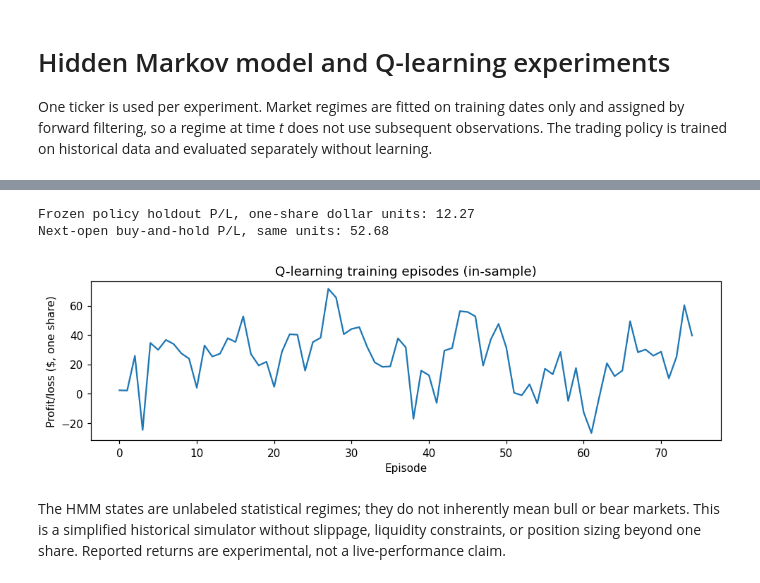
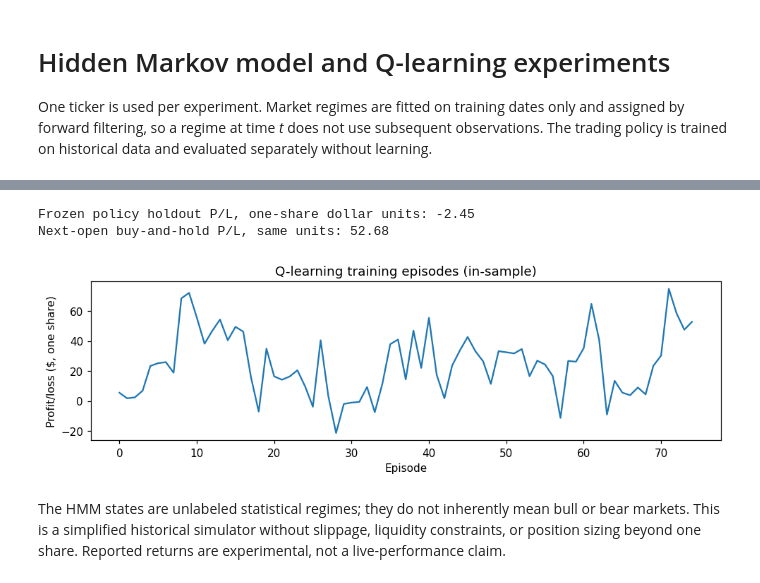
Before and after one commit to ryanrowe2/StockTradingAI-Project, a Jupyter notebook: notebooks/HMM_and_RL_Experiments.ipynb, the cells around one changed output, grey strips where cells are left out. Cells and saved outputs as stored; diff of their text form; code cells hidden in the pictures.

Commit message:
Unify market sessions and correct next-session experiments

```diff
--- a/notebooks/HMM_and_RL_Experiments.ipynb
+++ b/notebooks/HMM_and_RL_Experiments.ipynb
@@ -55,35 +59,38 @@ Test-regime counts: {np.int64(2): 306, np.int64(1): 150, np.int64(0): 143}
 # %%
 state_features = ('Return', 'RSI_14')
 binner = QuantileBinner(3).fit(train_regimes, state_features)
 state_columns = ('Return_binned', 'RSI_14_binned', 'Market_Regime')
 
 def rl_frame(data):
     frame = data.copy()
     bins = binner.transform(frame, state_features)
     for column in state_features:
         frame[f'{column}_binned'] = bins[column].to_numpy()
     return frame
 
 training = rl_frame(train_regimes)
 testing = rl_frame(test_regimes)
 agent = QLearningAgent(alpha=0.1, gamma=0.95, epsilon=0.1, seed=42)
-train_env = SimpleTradingEnv(training, transaction_cost=0.001, state_columns=state_columns)
-rewards = [agent.simulate_episode(train_env) for _ in range(75)]
+# An omitted feature day is not the next market session: restart the
+# trading episode instead of executing weeks later as a one-day step.
+training_segments = [group for _, group in training.groupby(training['Session_Number'].diff().ne(1).cumsum()) if len(group) >= 2]
+train_envs = [SimpleTradingEnv(group, transaction_cost=0.001, state_columns=state_columns) for group in training_segments]
+rewards = [sum(agent.simulate_episode(env) for env in train_envs) for _ in range(75)]
 
 test_env = SimpleTradingEnv(testing, transaction_cost=0.001, state_columns=state_columns)
 held_out_reward = agent.simulate_episode(test_env, train=False)
 entry_price = float(testing['Open'].iloc[1])
 buy_and_hold = float(testing['Close'].iloc[-1] - entry_price * (1 + 0.001))
 print(f'Frozen policy holdout P/L, one-share dollar units: {held_out_reward:.2f}')
 print(f'Next-open buy-and-hold P/L, same units: {buy_and_hold:.2f}')
 fig, ax = plt.subplots(figsize=(9, 3))
 ax.plot(rewards)
 ax.set(title='Q-learning training episodes (in-sample)', xlabel='Episode', ylabel='Profit/loss ($, one share)')
 plt.tight_layout()
 plt.show()
 # %% [output]
-Frozen policy holdout P/L, one-share dollar units: 12.27
+Frozen policy holdout P/L, one-share dollar units: -2.45
 Next-open buy-and-hold P/L, same units: 52.68
-[figure, old version]
+[figure, new version]
 # %% [markdown]
 The HMM states are unlabeled statistical regimes; they do not inherently mean bull or bear markets. This is a simplified historical simulator without slippage, liquidity constraints, or position sizing beyond one share. Reported returns are experimental, not a live-performance claim.
```
Also changed, not shown: parts of 3 cells of this notebook, 10 other files.
